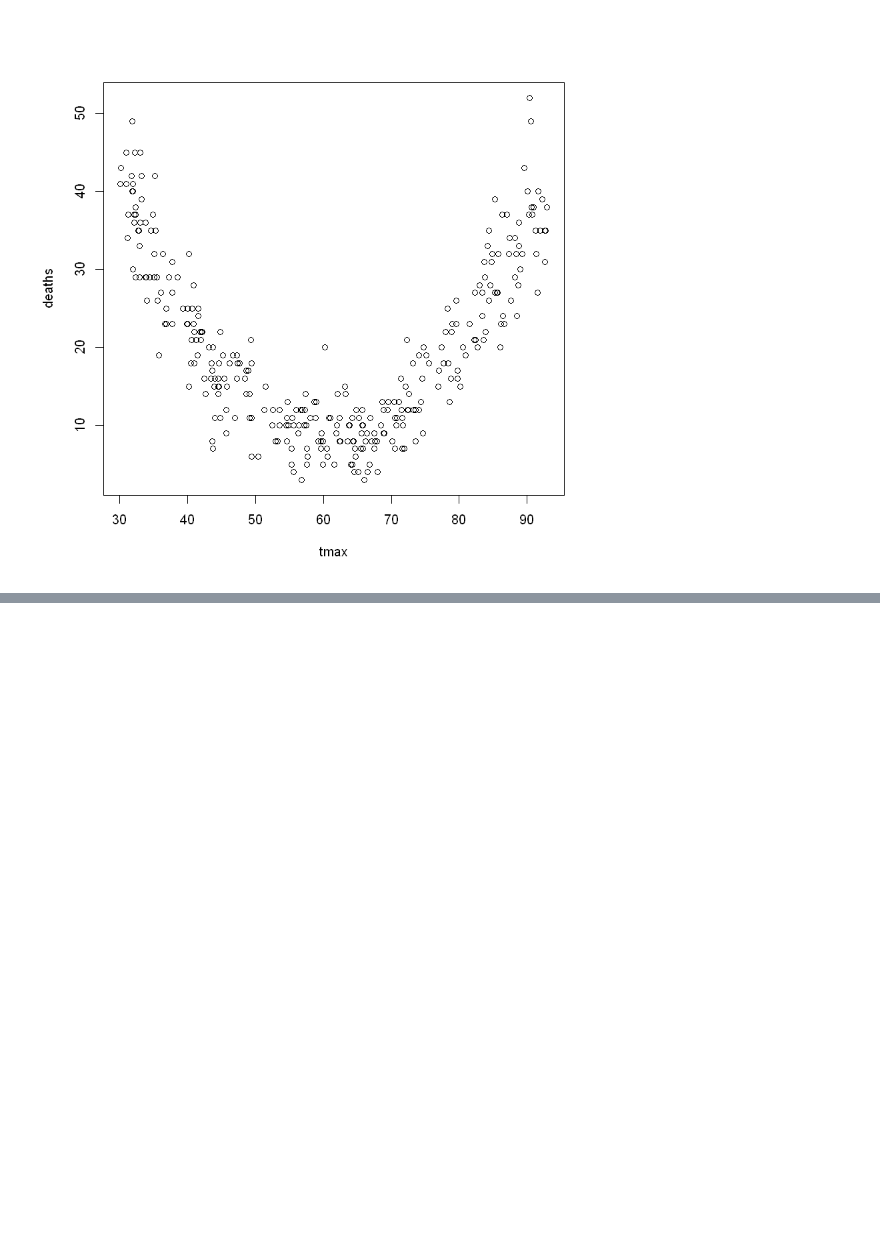
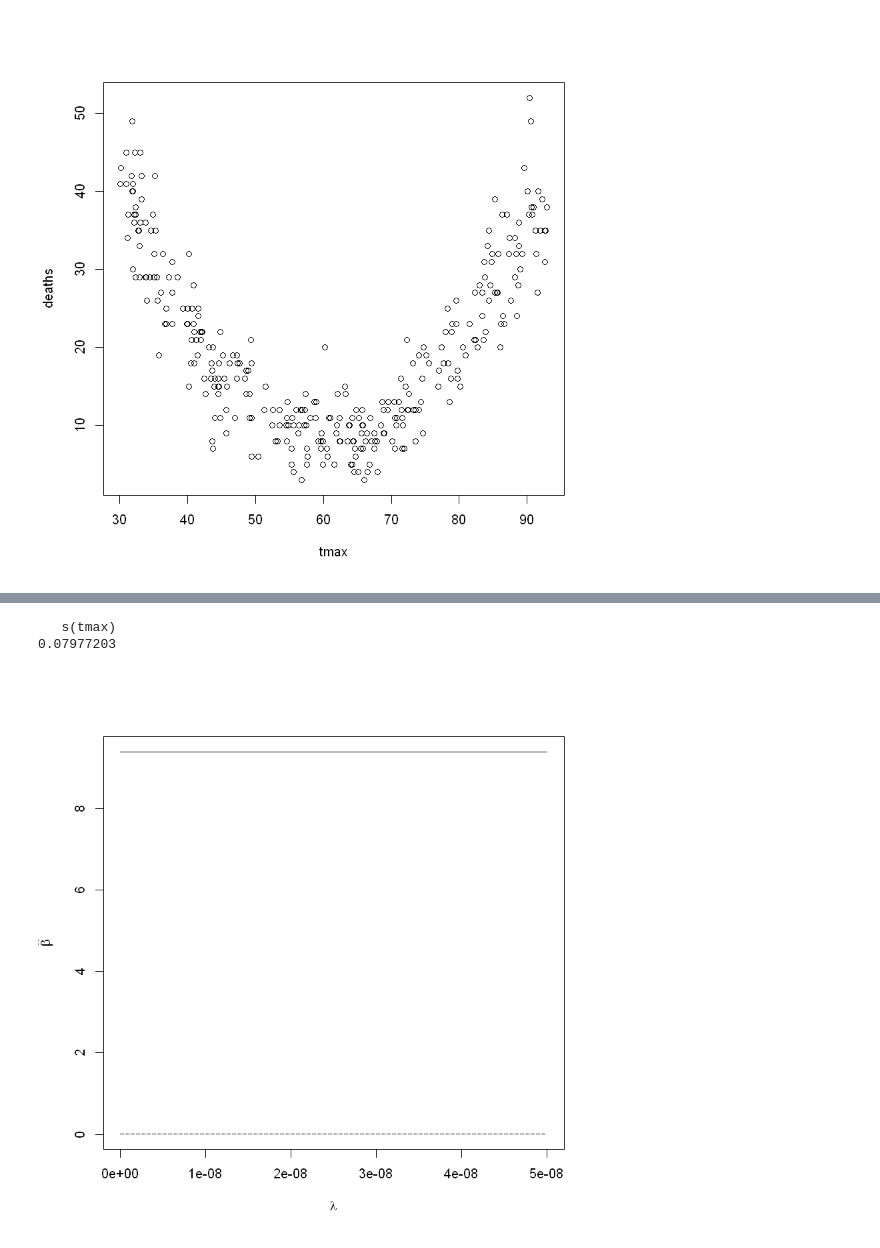
Before and after one commit to ginaliqili/appm6900, a Jupyter notebook: sample_data/Working with Sample Heat and Health Data (Nov 6, 2018).ipynb, the cells around one changed output, grey strips where cells are left out. Saved outputs shown, nothing was run; the diff lists cells and outputs as text; code cells hidden in the pictures; blank space fills up the shorter version.

Commit message:
added more code for creating synthetic data and optimal lambda

```diff
--- a/sample_data/Working with Sample Heat and Health Data (Nov 6, 2018).ipynb
+++ b/sample_data/Working with Sample Heat and Health Data (Nov 6, 2018).ipynb
@@ -137,0 +138,18 @@ GCV = 17.707  Scale est. = 17.345    n = 318
+# %%
+# current lambda
+m3$sp
+# %% [output]
+   s(tmax)
+0.07977203
+# %%
+# find the optimal lambda
+require(MASS)
+#rgmod <- lm.ridge(deaths ~ ., gen_data, lambda = seq(0, 5e-8, len=21))
+rgmod <- lm.ridge(Deaths ~ Tmax + Year, data, lambda = seq(0, 5e-8, len=21))
+#data(meatspec, package="faraway")
+#meatspec[1:172,]
+#rgmod <- lm.ridge(fat ~ ., trainmeat, lambda = seq(0, 5e-8, len=21))
+
+matplot(rgmod$lambda, coef(rgmod), type="l", xlab=expression(lambda), ylab=expression(hat(beta)), col=1)
+# %% [output]
+[figure, added]
```
Also changed, not shown: parts of 2 cells of this notebook.
